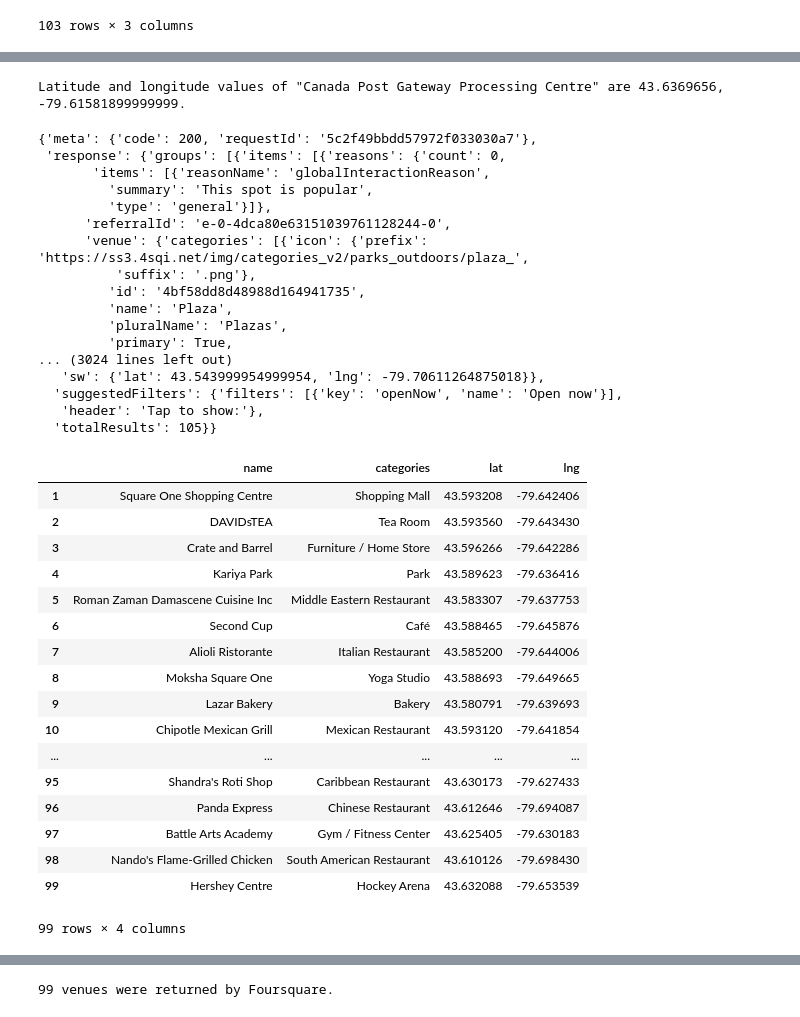
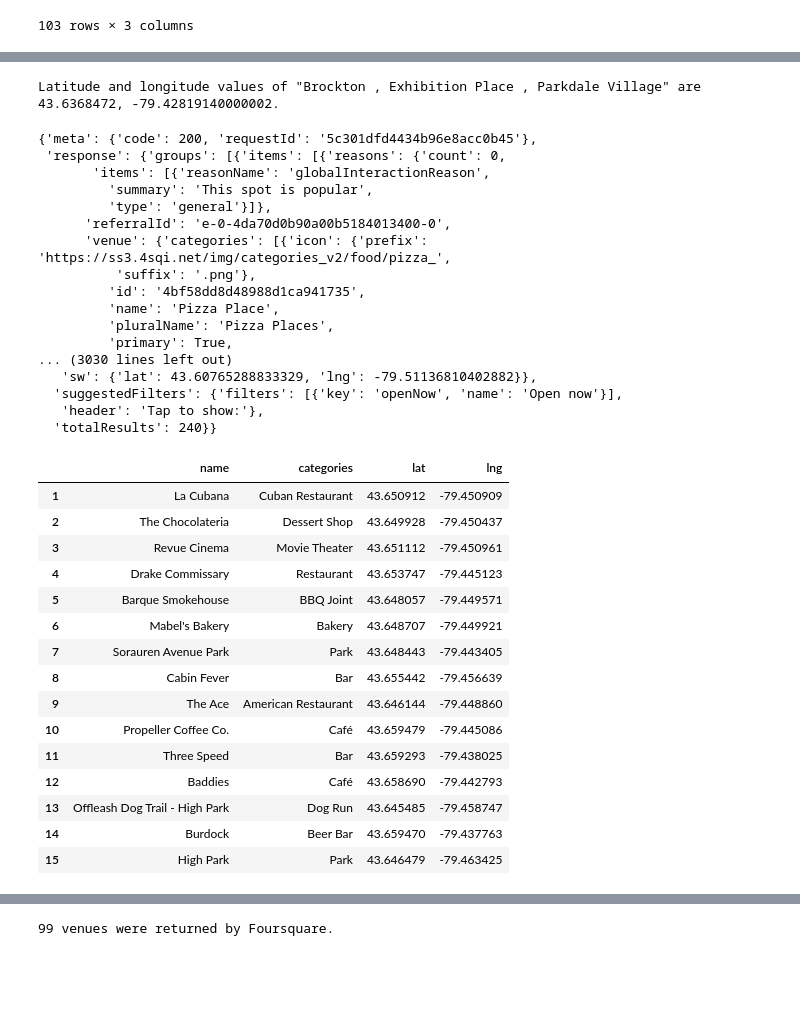
Before and after one commit to tabish87/coursera-capstone-project, a Jupyter notebook: WIP.ipynb, the cells around one changed output, grey strips where cells are left out. Cells and saved outputs as stored; diff of their text form; code cells hidden in the pictures; blank space fills up the shorter version.

```diff
--- a/WIP.ipynb
+++ b/WIP.ipynb
@@ -297,5 +297,5 @@ toronto_map
 # %%
-Mississauga = toronto_1[toronto_1['Borough'].str.match("Mississauga")]
-Mississauga
+West_Toronto = toronto_1[toronto_1['Borough'].str.match("West Toronto")]
+West_Toronto
 # %% [output]
 |  | Postcode | Borough | Neighbourhood | Latitude | Longitude |
@@ -303,8 +308,8 @@ Mississauga
 # %%
-longitudem =Mississauga['Longitude'].mean()
-latitudem = Mississauga['Latitude'].mean()
+longitudeWT =West_Toronto['Longitude'].mean()
+latitudeWT = West_Toronto['Latitude'].mean()
 
 
-Mississauga_map = folium.Map(location=[latitudem, longitudem], zoom_start=12)
-Mississauga_map
+West_Toronto_map = folium.Map(location=[latitudem, longitudem], zoom_start=12)
+West_Toronto
 # %% [output]
@@ -337,39 +346,39 @@ The geograpical coordinate of Mississauga are 43.589, -79.6441.
 # %%
-neighborhood_latitudem = Mississauga.loc[76, 'Latitude'] # neighbourhood latitude value
-neighborhood_longitudem =Mississauga.loc[76, 'Longitude'] # neighbourhood longitude value
+neighborhood_latitudeWT = West_Toronto.loc[43, 'Latitude'] # neighbourhood latitude value
+neighborhood_longitudeWT =West_Toronto.loc[43, 'Longitude'] # neighbourhood longitude value
 
-neighborhood_namem = Mississauga.loc[76, 'Neighbourhood'] # neighbourhood name
+neighborhood_nameWT = West_Toronto.loc[43, 'Neighbourhood'] # neighbourhood name
 
-print('Latitude and longitude values of "{}" are {}, {}.'.format(neighborhood_namem,
-                                                               neighborhood_latitudem,
-                                                               neighborhood_longitudem))
+print('Latitude and longitude values of "{}" are {}, {}.'.format(neighborhood_nameWT,
+                                                               neighborhood_latitudeWT,
+                                                               neighborhood_longitudeWT))
 # %% [output]
-Latitude and longitude values of "Canada Post Gateway Processing Centre" are 43.6369656, -79.61581899999999.
+Latitude and longitude values of "Brockton , Exhibition Place , Parkdale Village" are 43.6368472, -79.42819140000002.
 # %%
 LIMIT = 100
 radius = 5000
-url1 = 'https://api.foursquare.com/v2/venues/explore?client_id={}&client_secret={}&ll={},{}&v={}&radius={}&limit={}'.format(CLIENT_ID, CLIENT_SECRET, latitude_M, longitude_M, VERSION, radius, LIMIT)
+url1 = 'https://api.foursquare.com/v2/venues/explore?client_id={}&client_secret={}&ll={},{}&v={}&radius={}&limit={}'.format(CLIENT_ID, CLIENT_SECRET, latitudeWT, longitudeWT, VERSION, radius, LIMIT)
 # %%
 results = requests.get(url1).json()
 results
 # %% [output]
-{'meta': {'code': 200, 'requestId': '5c2f49bbdd57972f033030a7'},
+{'meta': {'code': 200, 'requestId': '5c301dfd4434b96e8acc0b45'},
  'response': {'groups': [{'items': [{'reasons': {'count': 0,
        'items': [{'reasonName': 'globalInteractionReason',
          'summary': 'This spot is popular',
          'type': 'general'}]},
-      'referralId': 'e-0-4dca80e63151039761128244-0',
-      'venue': {'categories': [{'icon': {'prefix': 'https://ss3.4sqi.net/img/categories_v2/parks_outdoors/plaza_',
+      'referralId': 'e-0-4da70d0b90a00b5184013400-0',
+      'venue': {'categories': [{'icon': {'prefix': 'https://ss3.4sqi.net/img/categories_v2/food/pizza_',
           'suffix': '.png'},
-         'id': '4bf58dd8d48988d164941735',
-         'name': 'Plaza',
-         'pluralName': 'Plazas',
+         'id': '4bf58dd8d48988d1ca941735',
+         'name': 'Pizza Place',
+         'pluralName': 'Pizza Places',
          'primary': True,
-... (3024 lines left out)
-   'sw': {'lat': 43.543999954999954, 'lng': -79.70611264875018}},
+... (3030 lines left out)
+   'sw': {'lat': 43.60765288833329, 'lng': -79.51136810402882}},
   'suggestedFilters': {'filters': [{'key': 'openNow', 'name': 'Open now'}],
    'header': 'Tap to show:'},
-  'totalResults': 105}}
+  'totalResults': 240}}
 # %%
 def get_category_type(row):
     try:
@@ -384,39 +393,35 @@ def get_category_type(row):
 # %%
 import json # library to handle JSON files
 from pandas.io.json import json_normalize # tranform JSON file into a pandas dataframe
 
 venues = results['response']['groups'][0]['items']
 nearby_venues = json_normalize(venues) # flatten JSON
 
 # filter columns
 filtered_columns = ['venue.name', 'venue.categories', 'venue.location.lat', 'venue.location.lng']
 nearby_venues =nearby_venues.loc[1:, filtered_columns]
 
 # filter the category for each row
 nearby_venues['venue.categories'] = nearby_venues.apply(get_category_type, axis=1)
 
 # clean columns
 nearby_venues.columns = [col.split(".")[-1] for col in nearby_venues.columns]
 
 nearby_venues.head(15)
-Mississauga_Categories = nearby_venues
-Mississauga_Categories
 # %% [output]
 |  | name | categories | lat | lng |
-| 1 | Square One Shopping Centre | Shopping Mall | 43.593208 | -79.642406 |
-| 2 | DAVIDsTEA | Tea Room | 43.593560 | -79.643430 |
-| 3 | Crate and Barrel | Furniture / Home Store | 43.596266 | -79.642286 |
-| 4 | Kariya Park | Park | 43.589623 | -79.636416 |
-| 5 | Roman Zaman Damascene Cuisine Inc | Middle Eastern Restaurant | 43.583307 | -79.637753 |
-| 6 | Second Cup | Café | 43.588465 | -79.645876 |
-| 7 | Alioli Ristorante | Italian Restaurant | 43.585200 | -79.644006 |
-| 8 | Moksha Square One | Yoga Studio | 43.588693 | -79.649665 |
-| 9 | Lazar Bakery | Bakery | 43.580791 | -79.639693 |
-| 10 | Chipotle Mexican Grill | Mexican Restaurant | 43.593120 | -79.641854 |
-| ... | ... | ... | ... | ... |
-| 95 | Shandra's Roti Shop | Caribbean Restaurant | 43.630173 | -79.627433 |
-| 96 | Panda Express | Chinese Restaurant | 43.612646 | -79.694087 |
-| 97 | Battle Arts Academy | Gym / Fitness Center | 43.625405 | -79.630183 |
-| 98 | Nando's Flame-Grilled Chicken | South American Restaurant | 43.610126 | -79.698430 |
-| 99 | Hershey Centre | Hockey Arena | 43.632088 | -79.653539 |
+| 1 | La Cubana | Cuban Restaurant | 43.650912 | -79.450909 |
+| 2 | The Chocolateria | Dessert Shop | 43.649928 | -79.450437 |
+| 3 | Revue Cinema | Movie Theater | 43.651112 | -79.450961 |
+| 4 | Drake Commissary | Restaurant | 43.653747 | -79.445123 |
+| 5 | Barque Smokehouse | BBQ Joint | 43.648057 | -79.449571 |
+| 6 | Mabel's Bakery | Bakery | 43.648707 | -79.449921 |
+| 7 | Sorauren Avenue Park | Park | 43.648443 | -79.443405 |
+| 8 | Cabin Fever | Bar | 43.655442 | -79.456639 |
+| 9 | The Ace | American Restaurant | 43.646144 | -79.448860 |
+| 10 | Propeller Coffee Co. | Café | 43.659479 | -79.445086 |
+| 11 | Three Speed | Bar | 43.659293 | -79.438025 |
+| 12 | Baddies | Café | 43.658690 | -79.442793 |
+| 13 | Offleash Dog Trail - High Park | Dog Run | 43.645485 | -79.458747 |
+| 14 | Burdock | Beer Bar | 43.659470 | -79.437763 |
+| 15 | High Park | Park | 43.646479 | -79.463425 |
-99 rows × 4 columns
```
Also changed, not shown: parts of 48 cells of this notebook.
